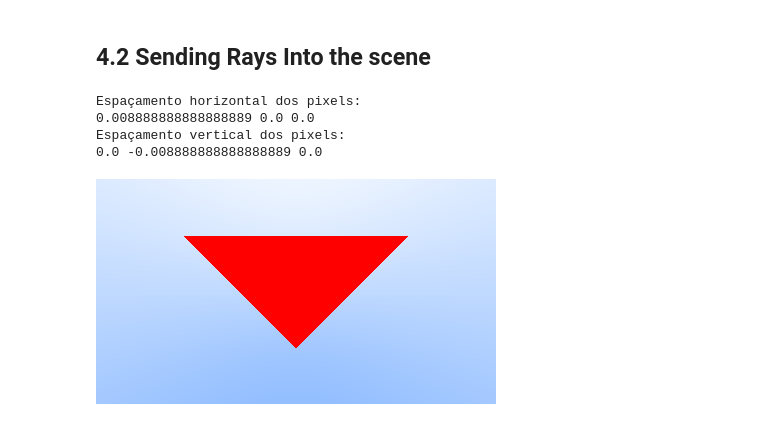
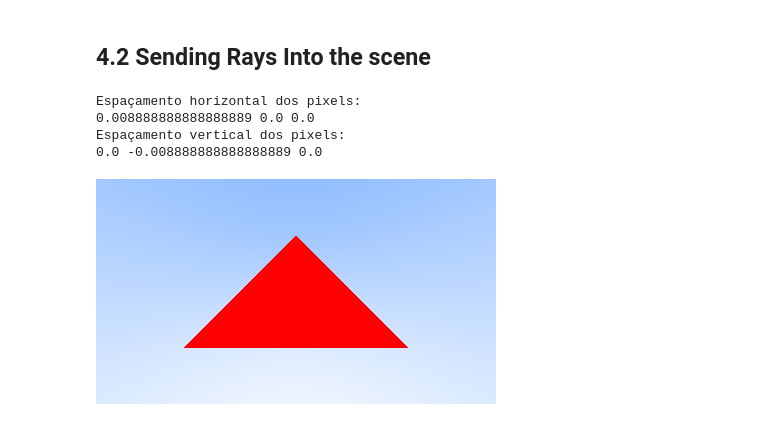
Before and after one commit to GregorioFornetti/atividades-cg, a Jupyter notebook: Atividade04/src/notebook.ipynb, the cells around one changed output. Cells and saved outputs as stored; diff of their text form; code cells hidden in the pictures.

```diff
--- a/Atividade04/src/notebook.ipynb
+++ b/Atividade04/src/notebook.ipynb
@@ -111,34 +111,34 @@ def raytrace_pipeline(filename: str):
     print(pixel_delta_u)
     print('Espaçamento vertical dos pixels:')
     print(pixel_delta_v)
 
     # If pixels are spaced the same distance horizontally as they are vertically, the viewport that bounds them will have the same aspect ratio as the rendered image.
     # Como estamos definindo o viewport para ter o mesmo aspect ratio da imagem (quantidade de pixels), então, os pixels terão o mesmo espaçamento horizontal e vertical.
 
-    viewport_upper_left = camera_center - Vec3([0, 0, focal_length]) - (viewport_u / 2) + (viewport_v / 2)
+    viewport_upper_left = camera_center - Vec3([0, 0, focal_length]) - (viewport_u / 2) - (viewport_v / 2)
     pixel00_loc = viewport_upper_left + 0.5 * (pixel_delta_u + pixel_delta_v)
     # Precisa adicionar 0,5 da distancia de separação dos pixels. O canto esquerdo do viewport não é o mesmo que o ponto 0,0 da imagem. O viewport precisa ter uma borda de 0,5 espaçamento de pixel para cada lado.
 
 
     # CRIAR MATRIZ
     image = Image(image_width, image_height)
     for j in tqdm(range(image_height)):
         for i in range(image_width):
-            pixel_center = pixel00_loc + i * pixel_delta_u - j * pixel_delta_v
+            pixel_center = pixel00_loc + (i * pixel_delta_u) + (j * pixel_delta_v)
             ray_direction = pixel_center - camera_center
             ray = Ray(camera_center, ray_direction)
 
             pixel_color = ray_color(ray)
             image[j, i] = pixel_color
 
     img_writer = ImageWriter(image)
     img_writer.save(filename)
-    display(img_writer.image)
+
 
 raytrace_pipeline('triangle-raytrace.png')
 # %% [output]
 Espaçamento horizontal dos pixels:
 0.008888888888888889 0.0 0.0
 Espaçamento vertical dos pixels:
 0.0 -0.008888888888888889 0.0
-[figure, old version]
+[figure, new version]
```
Also changed, not shown: 5 other files.
